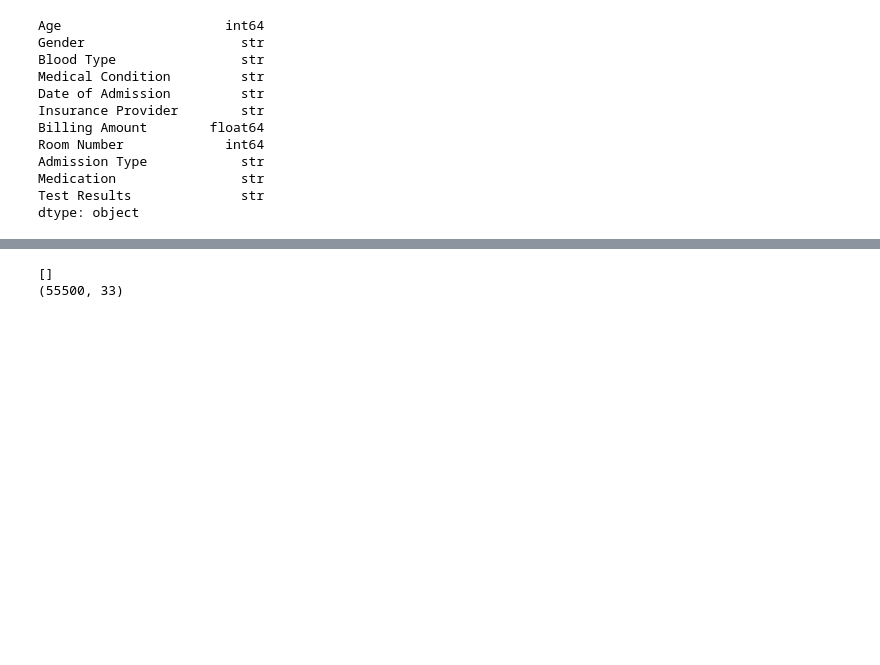
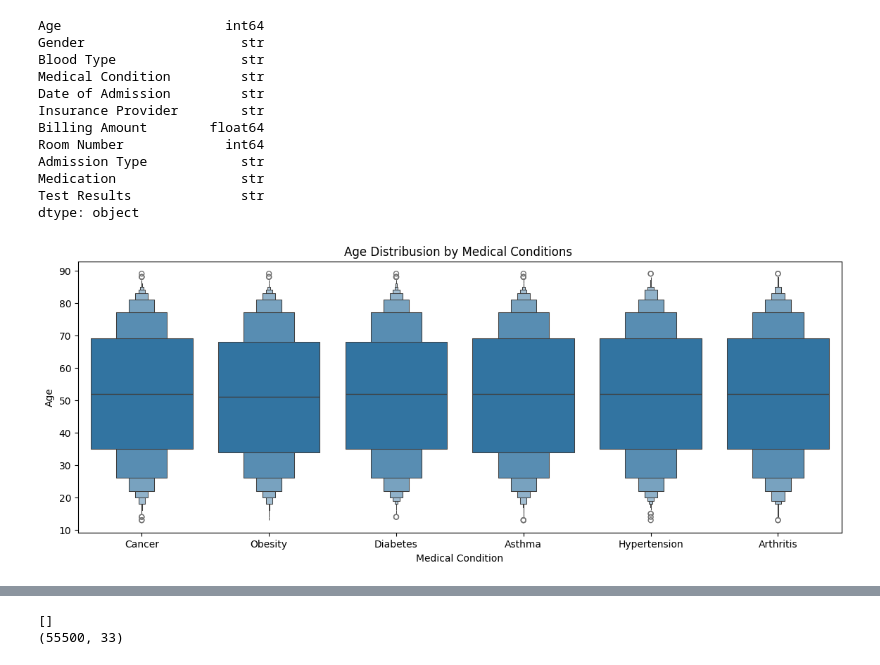
Before and after one commit to tiopramana/machine_learning, a Jupyter notebook: Project/Health_Care/main.ipynb, the cells around one changed output, grey strips where cells are left out. Drawn from its saved outputs; the diff is of its cells as text; code cells hidden in the pictures; blank space fills up the shorter version.

```diff
--- a/Project/Health_Care/main.ipynb
+++ b/Project/Health_Care/main.ipynb
@@ -115,19 +115,11 @@ dtype: object
 # %%
 # Visualization compare of placement_status from study_hours and exam_score
 
-fig, axes = plt.subplots(1, 2, figsize=(14,5))
+plt.figure(figsize=(14,5))
 
-sns.stripplot(data=df, x='study_hours', y='exam_score',
-              hue='placement_status', alpha=0.3, jitter=True, ax=axes[0])
+sns.boxenplot(data=dfe, x='Medical Condition', y='Age')
 
-axes[0].set_title('Study Hours to Exam Score')
-axes[0].set_xlabel('study_hours')
-axes[0].set_ylabel('exam_score')
-
-sns.boxplot(data=df, x='placement_status', y='exam_score', ax=axes[1], )
-
-axes[1].set_title('Exam Score to Placement')
-axes[1].set_xlabel('placement_status')
-axes[1].set_ylabel('exam_score')
-
+plt.title("Age Distribusion by Medical Conditions ")
 plt.show()
+# %% [output]
+[figure, added]
```
Also changed, not shown: parts of 6 cells of this notebook.
